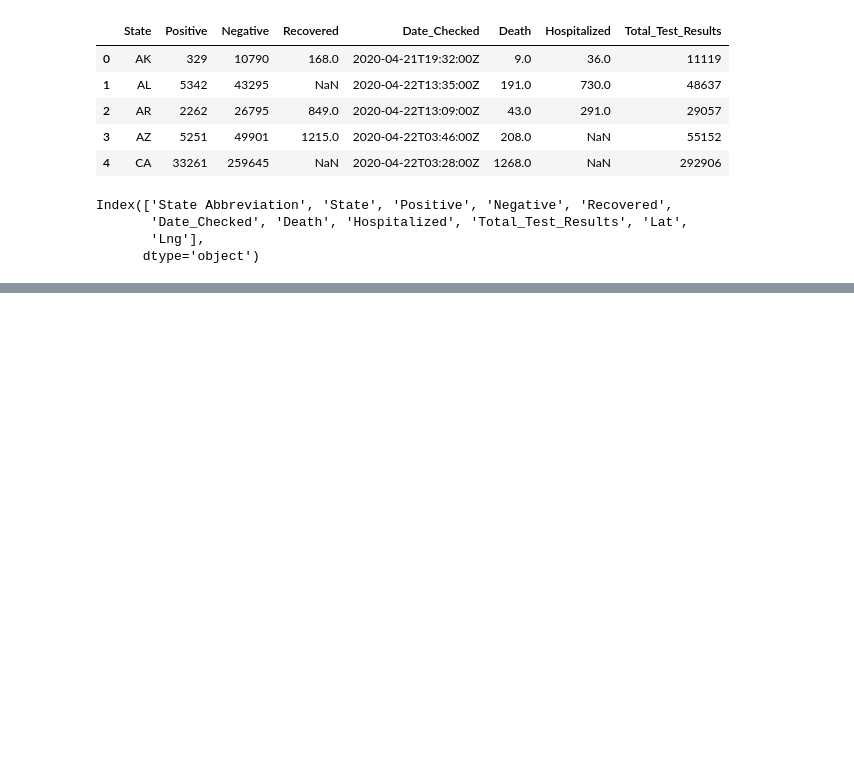
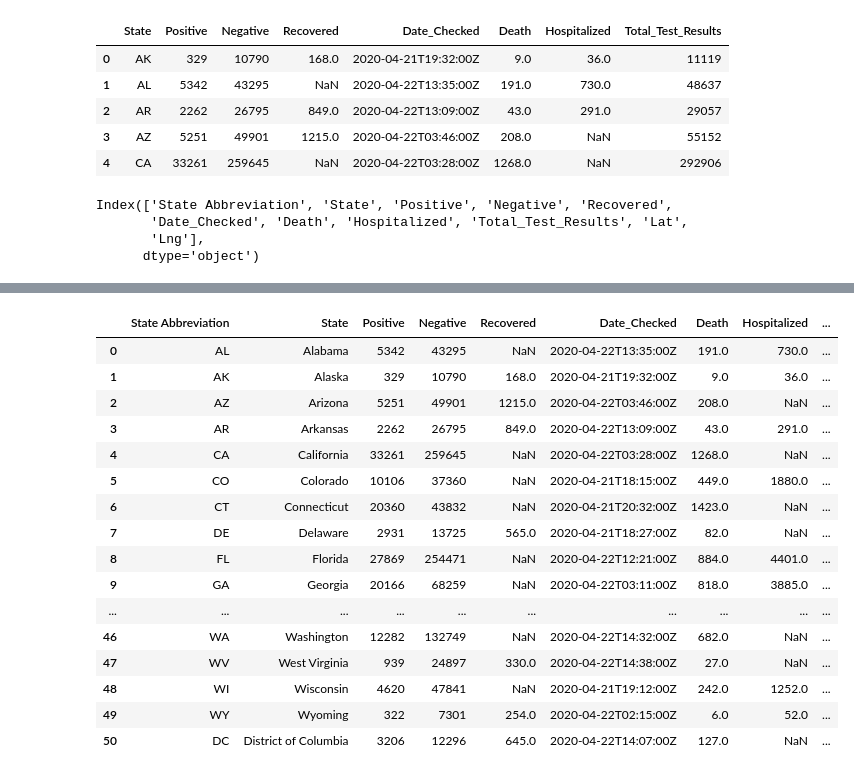
Before and after one commit to zenfinity/MNvsNationalCovid, a Jupyter notebook: Team6Proj1_gmaps.ipynb, the cells around one changed output, grey strips where cells are left out. Drawn from its saved outputs; the diff is of its cells as text; code cells hidden in the pictures; blank space fills up the shorter version.

```diff
--- a/Team6Proj1_gmaps.ipynb
+++ b/Team6Proj1_gmaps.ipynb
@@ -98,7 +107,32 @@ Index(['State', 'State Abbreviation', 'Positive', 'Negative', 'Recovered',
 # %%
 positive = np.sqrt(revised_history_df['Positive']).astype(float)*1000
 locations = revised_history_df[['Lat', 'Lng']]
-#print(positive)
-#print(locations)
+#badLatLng = revised_history_df[revised_history_df['Lat']==37.2256]
+
+#badLatLng = revised_history_df[revised_history_df['Lat'] == 37.2256].index
+cleaned_history_df = revised_history_df
+
+cleaned_history_df = cleaned_history_df.dropna(subset=['State'],inplace=True)
+
+
+cleaned_history_df
+# %% [output]
+|  | State Abbreviation | State | Positive | Negative | Recovered | Date_Checked | Death | Hospitalized | ... |
+| 0 | AL | Alabama | 5342 | 43295 | NaN | 2020-04-22T13:35:00Z | 191.0 | 730.0 | ... |
+| 1 | AK | Alaska | 329 | 10790 | 168.0 | 2020-04-21T19:32:00Z | 9.0 | 36.0 | ... |
+| 2 | AZ | Arizona | 5251 | 49901 | 1215.0 | 2020-04-22T03:46:00Z | 208.0 | NaN | ... |
+| 3 | AR | Arkansas | 2262 | 26795 | 849.0 | 2020-04-22T13:09:00Z | 43.0 | 291.0 | ... |
+| 4 | CA | California | 33261 | 259645 | NaN | 2020-04-22T03:28:00Z | 1268.0 | NaN | ... |
+| 5 | CO | Colorado | 10106 | 37360 | NaN | 2020-04-21T18:15:00Z | 449.0 | 1880.0 | ... |
+| 6 | CT | Connecticut | 20360 | 43832 | NaN | 2020-04-21T20:32:00Z | 1423.0 | NaN | ... |
+| 7 | DE | Delaware | 2931 | 13725 | 565.0 | 2020-04-21T18:27:00Z | 82.0 | NaN | ... |
+| 8 | FL | Florida | 27869 | 254471 | NaN | 2020-04-22T12:21:00Z | 884.0 | 4401.0 | ... |
+| 9 | GA | Georgia | 20166 | 68259 | NaN | 2020-04-22T03:11:00Z | 818.0 | 3885.0 | ... |
+| ... | ... | ... | ... | ... | ... | ... | ... | ... | ... |
+| 46 | WA | Washington | 12282 | 132749 | NaN | 2020-04-22T14:32:00Z | 682.0 | NaN | ... |
+| 47 | WV | West Virginia | 939 | 24897 | 330.0 | 2020-04-22T14:38:00Z | 27.0 | NaN | ... |
+| 48 | WI | Wisconsin | 4620 | 47841 | NaN | 2020-04-21T19:12:00Z | 242.0 | 1252.0 | ... |
+| 49 | WY | Wyoming | 322 | 7301 | 254.0 | 2020-04-22T02:15:00Z | 6.0 | 52.0 | ... |
+| 50 | DC | District of Columbia | 3206 | 12296 | 645.0 | 2020-04-22T14:07:00Z | 127.0 | NaN | ... |
 # %%
 fig = gmaps.figure(center = (36.161,-95.736), zoom_level=4)
```
Also changed, not shown: parts of 10 cells of this notebook, 4 other files.
